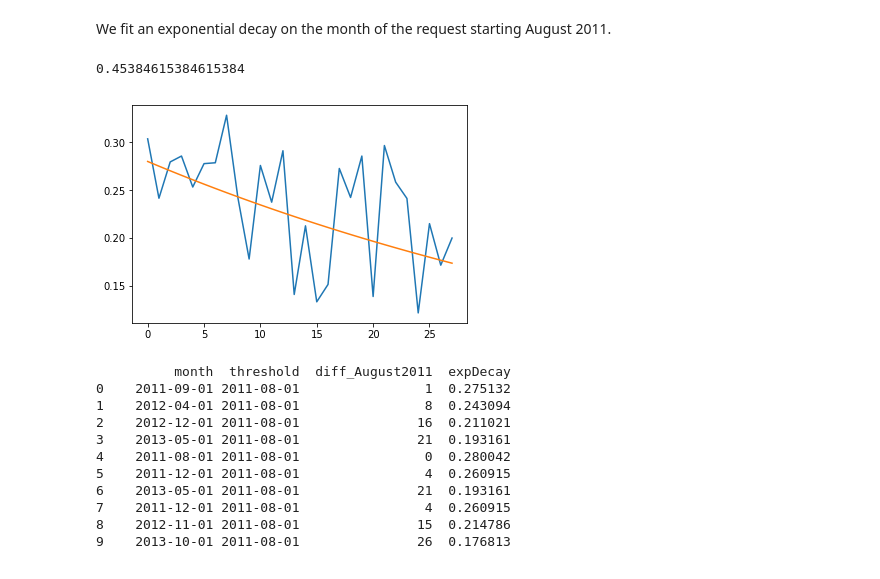
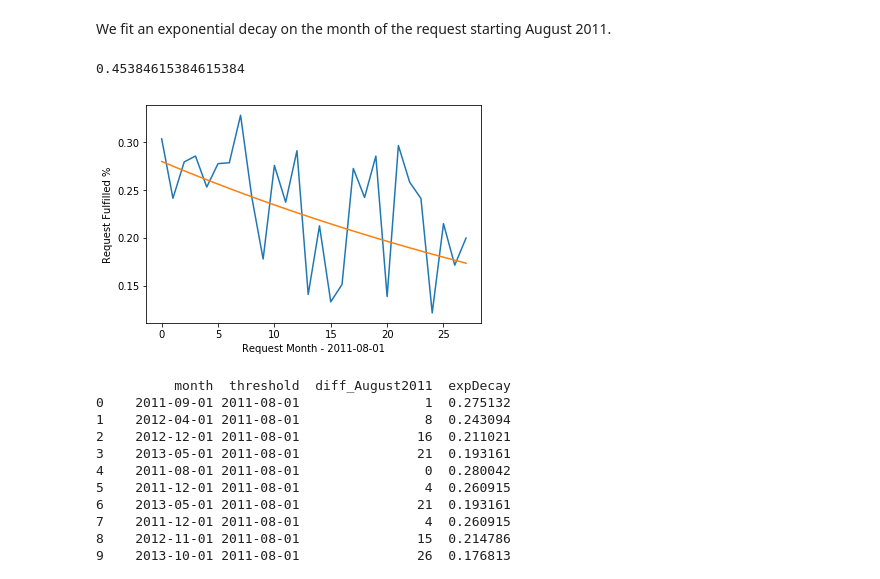
Before and after one commit to timspit/w207_final_project, a Jupyter notebook: W207_Group2_FinalProject_BajevaSpittleVenkataWu.ipynb, the cells around one changed output. Drawn from its saved outputs; the diff is of its cells as text; code cells hidden in the pictures.

Commit message:
Minor update: add x and y label for expDecay graph

```diff
--- a/W207_Group2_FinalProject_BajevaSpittleVenkataWu.ipynb
+++ b/W207_Group2_FinalProject_BajevaSpittleVenkataWu.ipynb
@@ -1037,19 +1037,21 @@ ts_month_subset = ts_month2['2011-08-01':]
 # %%
 expDecay_t = ts_month_subset['diff_August2011'].values.astype(float)
 expDecay_y = ts_month_subset['prop_granted'].values.astype(float)
 expDecay_log_y = ts_month_subset['log_prop_granted'].values.astype(float)
 expDecay_w = ts_month_subset['requests'].values.astype(float)
 expDecay_K, expDecay_A_log = np.polyfit(expDecay_t,expDecay_log_y,w=expDecay_w, deg=1)
 expDecay_A = np.exp(expDecay_A_log)
 expDecay_fit_y = expDecay_A * np.exp (expDecay_K * expDecay_t)
 plt.plot(expDecay_t, expDecay_y)
 plt.plot(expDecay_t, expDecay_fit_y)
+plt.xlabel('Request Month - 2011-08-01')
+plt.ylabel('Request Fulfilled %')
 
 expDecay_July2011 = ts_month2['prop_granted'][ts_month2['dateMo']=='2011-07-01'][0]
 print(expDecay_July2011)
 # %% [output]
 0.45384615384615384
-[figure, old version]
+[figure, new version]
 # %%
 def add_time_features(input_df, output_df):
     cutoff_date = datetime.date(2011,7,31) # Cutting off on July 31
```
